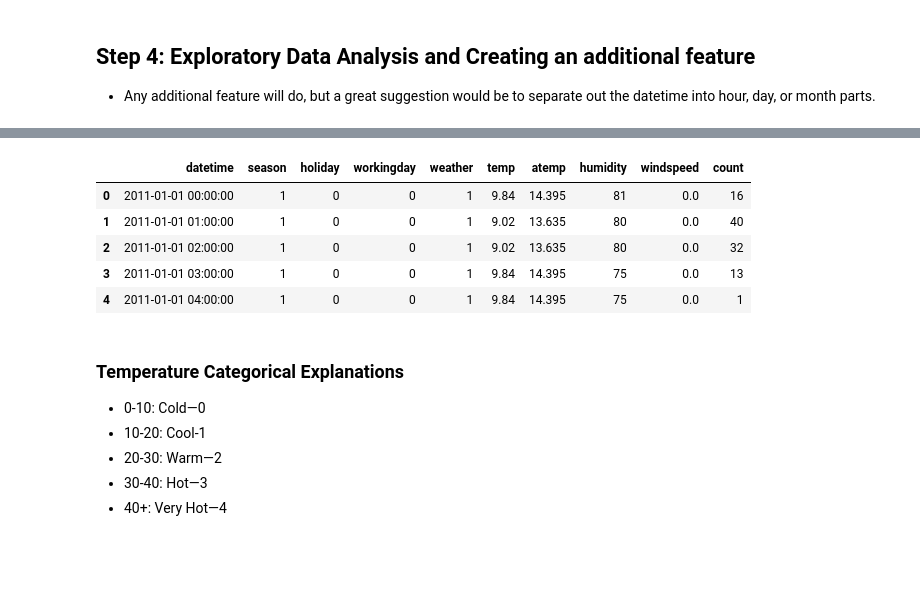
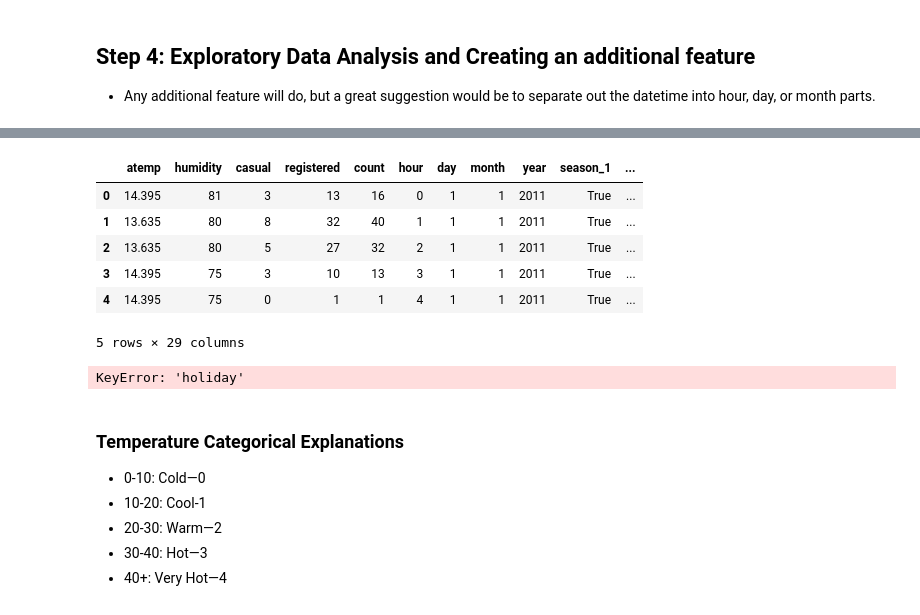
Before and after one commit to michaelgobz/cd0385-project-starter, a Jupyter notebook: project/bike-sharing-project-using-autogluon.ipynb, the cells around one changed output, grey strips where cells are left out. Drawn from its saved outputs; the diff is of its cells as text; code cells hidden in the pictures; blank space fills up the shorter version.

```diff
--- a/project/bike-sharing-project-using-autogluon.ipynb
+++ b/project/bike-sharing-project-using-autogluon.ipynb
@@ -349,12 +369,21 @@ sns.heatmap(train_clean[features].corr())
 # %%
 # check the data
-train_clean.head()
+train.head()
 # %% [output]
-|  | datetime | season | holiday | workingday | weather | temp | atemp | humidity | windspeed | count |
-| 0 | 2011-01-01 00:00:00 | 1 | 0 | 0 | 1 | 9.84 | 14.395 | 81 | 0.0 | 16 |
-| 1 | 2011-01-01 01:00:00 | 1 | 0 | 0 | 1 | 9.02 | 13.635 | 80 | 0.0 | 40 |
-| 2 | 2011-01-01 02:00:00 | 1 | 0 | 0 | 1 | 9.02 | 13.635 | 80 | 0.0 | 32 |
-| 3 | 2011-01-01 03:00:00 | 1 | 0 | 0 | 1 | 9.84 | 14.395 | 75 | 0.0 | 13 |
-| 4 | 2011-01-01 04:00:00 | 1 | 0 | 0 | 1 | 9.84 | 14.395 | 75 | 0.0 | 1 |
+|  | atemp | humidity | casual | registered | count | hour | day | month | year | season_1 | ... |
+| 0 | 14.395 | 81 | 3 | 13 | 16 | 0 | 1 | 1 | 2011 | True | ... |
+| 1 | 13.635 | 80 | 8 | 32 | 40 | 1 | 1 | 1 | 2011 | True | ... |
+| 2 | 13.635 | 80 | 5 | 27 | 32 | 2 | 1 | 1 | 2011 | True | ... |
+| 3 | 14.395 | 75 | 3 | 10 | 13 | 3 | 1 | 1 | 2011 | True | ... |
+| 4 | 14.395 | 75 | 0 | 1 | 1 | 4 | 1 | 1 | 2011 | True | ... |
+5 rows × 29 columns
+# %%
+# Categorize features for holiday and work day
+train["holiday"] = train["holiday"].astype("category")
+train["workingday"] = train["workingday"].astype("category")
+test["holiday"] = test["holiday"].astype("category")
+test["workingday"] = test["workingday"].astype("category")
+# %% [output]
+KeyError: 'holiday'
 # %%
 # create a new feature
```
Also changed, not shown: parts of 31 cells of this notebook, 2 other files.
